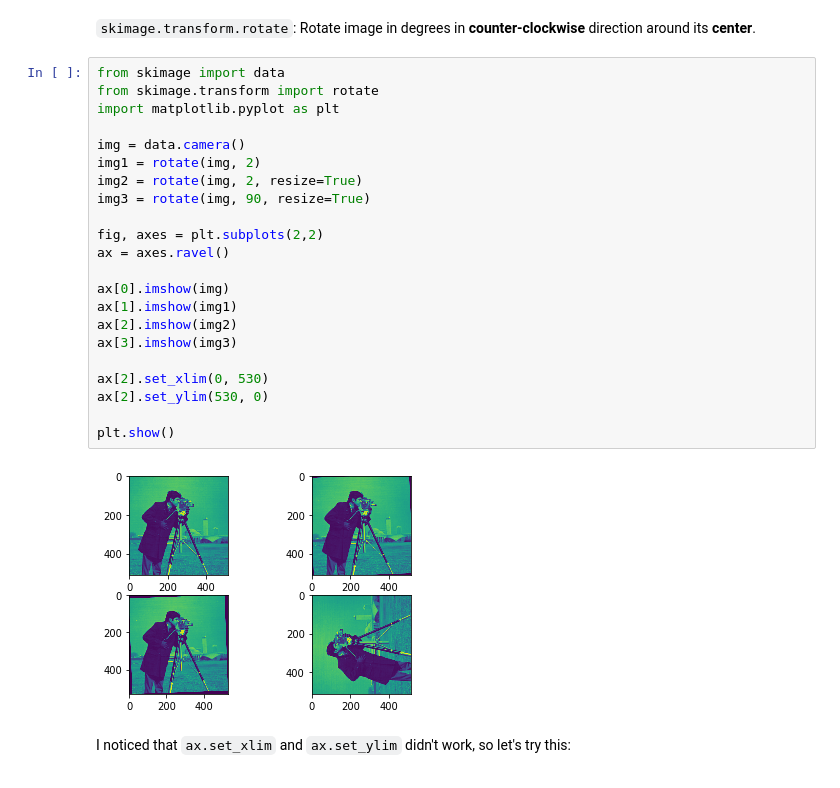
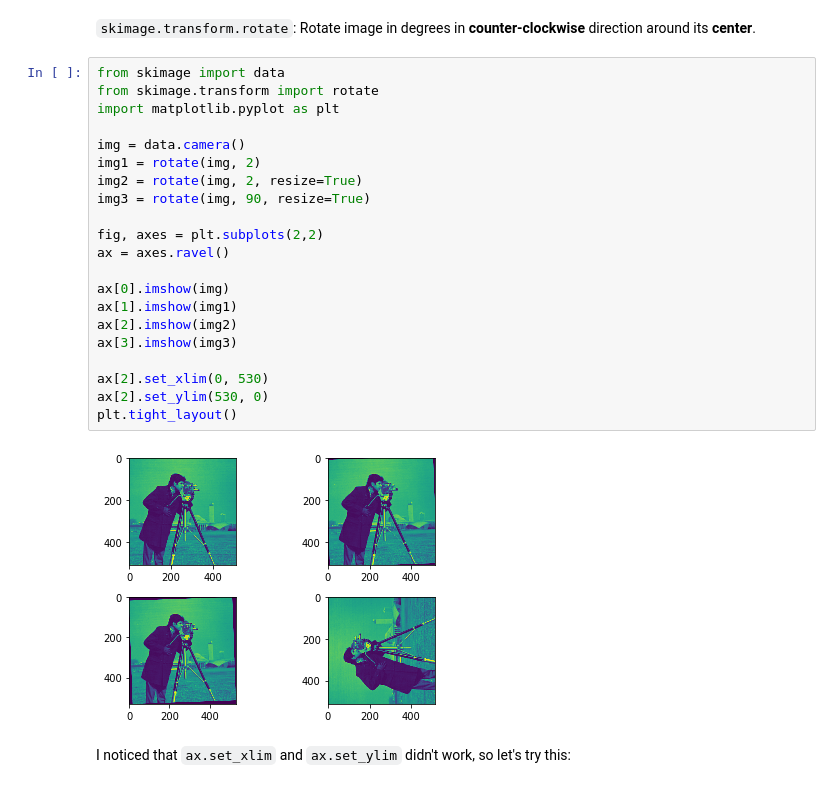
Before and after one commit to douyujie/ml_building_blocks, a Jupyter notebook: Image Processing Go.ipynb, the cells around one changed output. Saved outputs shown, nothing was run; the diff lists cells and outputs as text.

```diff
--- a/Image Processing Go.ipynb
+++ b/Image Processing Go.ipynb
@@ -166,27 +178,26 @@ plt.imshow(img2)
 # %%
 from skimage import data
 from skimage.transform import rotate
 import matplotlib.pyplot as plt
 
 img = data.camera()
 img1 = rotate(img, 2)
 img2 = rotate(img, 2, resize=True)
 img3 = rotate(img, 90, resize=True)
 
 fig, axes = plt.subplots(2,2)
 ax = axes.ravel()
 
 ax[0].imshow(img)
 ax[1].imshow(img1)
 ax[2].imshow(img2)
 ax[3].imshow(img3)
 
 ax[2].set_xlim(0, 530)
 ax[2].set_ylim(530, 0)
-
-plt.show()
+plt.tight_layout()
 # %% [output]
-[figure, old version]
+[figure, new version]
 # %% [markdown]
 I noticed that `ax.set_xlim` and `ax.set_ylim` didn't work, so let's try this:
 # %%
```
Also changed, not shown: parts of 7 cells of this notebook, 2 other files.
